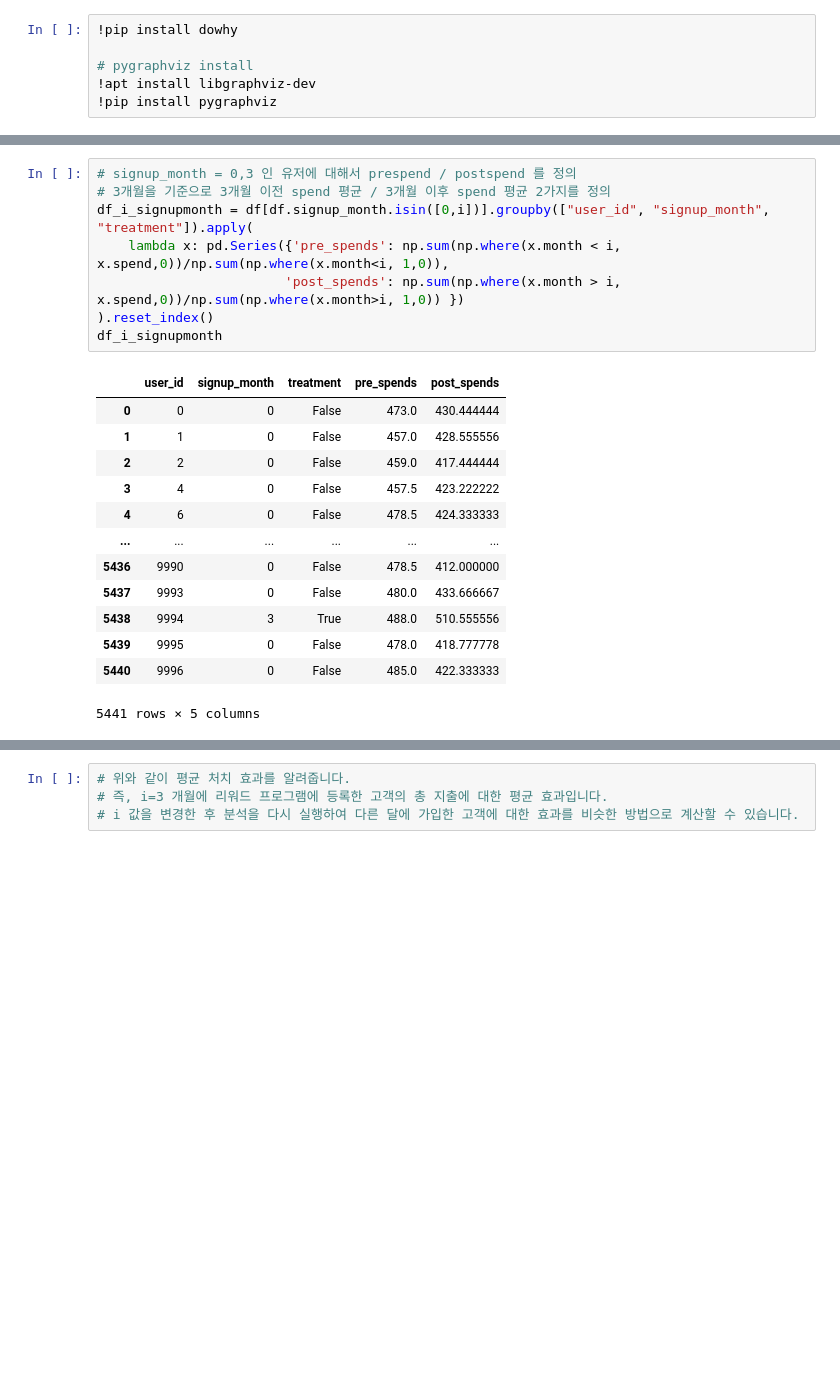
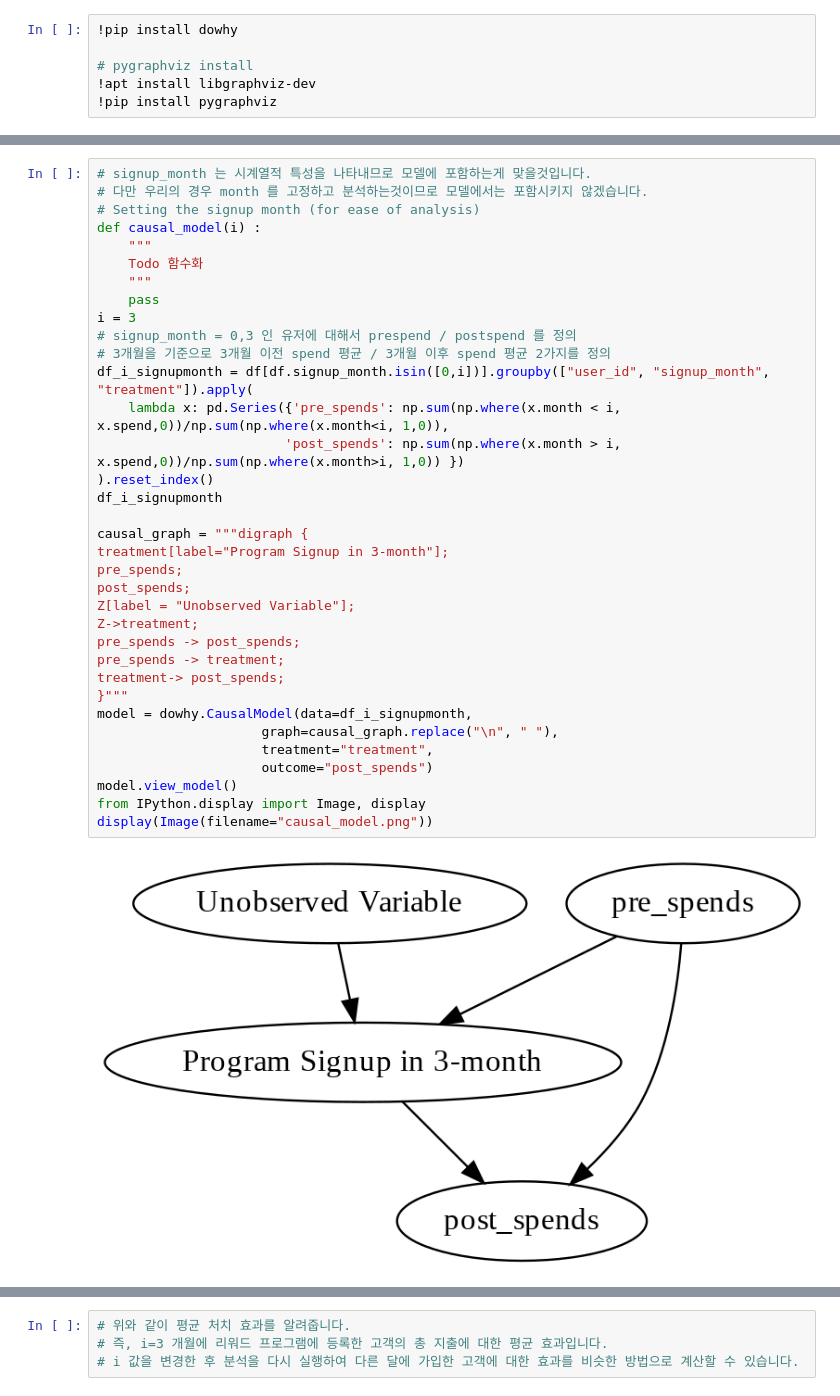
Before and after one commit to hana-dool/AnalysisPractice, a Jupyter notebook: 20221106 Member Rewards program 효과 추정 .ipynb, the cells around one changed output, grey strips where cells are left out. Cells and saved outputs as stored; diff of their text form; blank space fills up the shorter version.

Commit message:
20221106 Member Rewards program 효과 추정 : 2일차 분석 (전처리 및 분석방향 정하기)

```diff
--- a/20221106 Member Rewards program 효과 추정 .ipynb
+++ b/20221106 Member Rewards program 효과 추정 .ipynb
@@ -100,22 +117,37 @@ i = 3
 # %%
+# signup_month 는 시계열적 특성을 나타내므로 모델에 포함하는게 맞을것입니다.
+# 다만 우리의 경우 month 를 고정하고 분석하는것이므로 모델에서는 포함시키지 않겠습니다.
+# Setting the signup month (for ease of analysis)
+def causal_model(i) :
+    """
+    Todo 함수화
+    """
+    pass
+i = 3
 # signup_month = 0,3 인 유저에 대해서 prespend / postspend 를 정의
 # 3개월을 기준으로 3개월 이전 spend 평균 / 3개월 이후 spend 평균 2가지를 정의
 df_i_signupmonth = df[df.signup_month.isin([0,i])].groupby(["user_id", "signup_month", "treatment"]).apply(
     lambda x: pd.Series({'pre_spends': np.sum(np.where(x.month < i, x.spend,0))/np.sum(np.where(x.month<i, 1,0)),
                         'post_spends': np.sum(np.where(x.month > i, x.spend,0))/np.sum(np.where(x.month>i, 1,0)) })
 ).reset_index()
 df_i_signupmonth
+
+causal_graph = """digraph {
+treatment[label="Program Signup in 3-month"];
+pre_spends;
+post_spends;
+Z[label = "Unobserved Variable"];
+Z->treatment;
+pre_spends -> post_spends;
+pre_spends -> treatment;
+treatment-> post_spends;
+}"""
+model = dowhy.CausalModel(data=df_i_signupmonth,
+                     graph=causal_graph.replace("\n", " "),
+                     treatment="treatment",
+                     outcome="post_spends")
+model.view_model()
+from IPython.display import Image, display
+display(Image(filename="causal_model.png"))
 # %% [output]
-|  | user_id | signup_month | treatment | pre_spends | post_spends |
-| 0 | 0 | 0 | False | 473.0 | 430.444444 |
-| 1 | 1 | 0 | False | 457.0 | 428.555556 |
-| 2 | 2 | 0 | False | 459.0 | 417.444444 |
-| 3 | 4 | 0 | False | 457.5 | 423.222222 |
-| 4 | 6 | 0 | False | 478.5 | 424.333333 |
-| ... | ... | ... | ... | ... | ... |
-| 5436 | 9990 | 0 | False | 478.5 | 412.000000 |
-| 5437 | 9993 | 0 | False | 480.0 | 433.666667 |
-| 5438 | 9994 | 3 | True | 488.0 | 510.555556 |
-| 5439 | 9995 | 0 | False | 478.0 | 418.777778 |
-| 5440 | 9996 | 0 | False | 485.0 | 422.333333 |
-5441 rows × 5 columns
+[figure, added]
```
Also changed, not shown: parts of 12 cells of this notebook, 3 other files.
